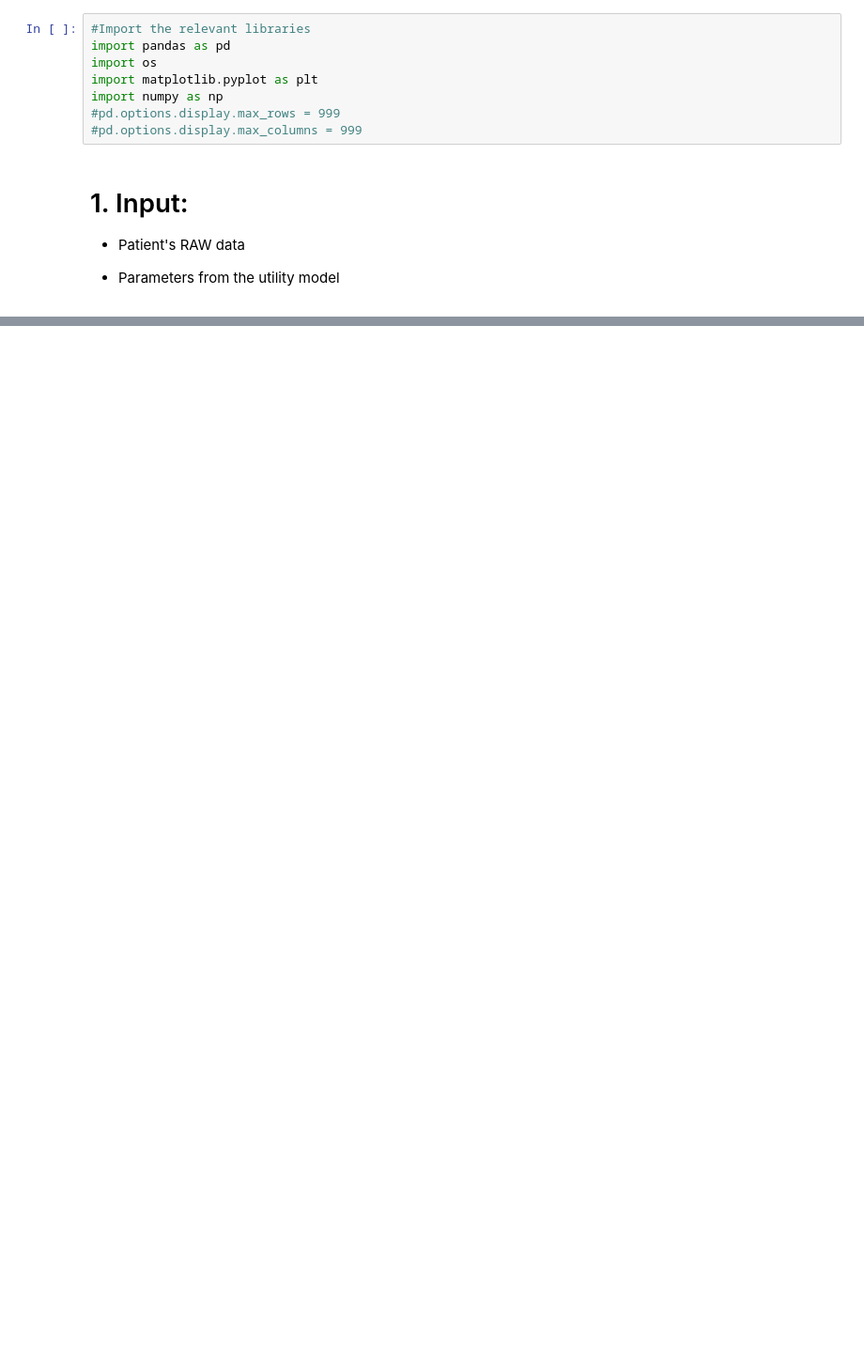
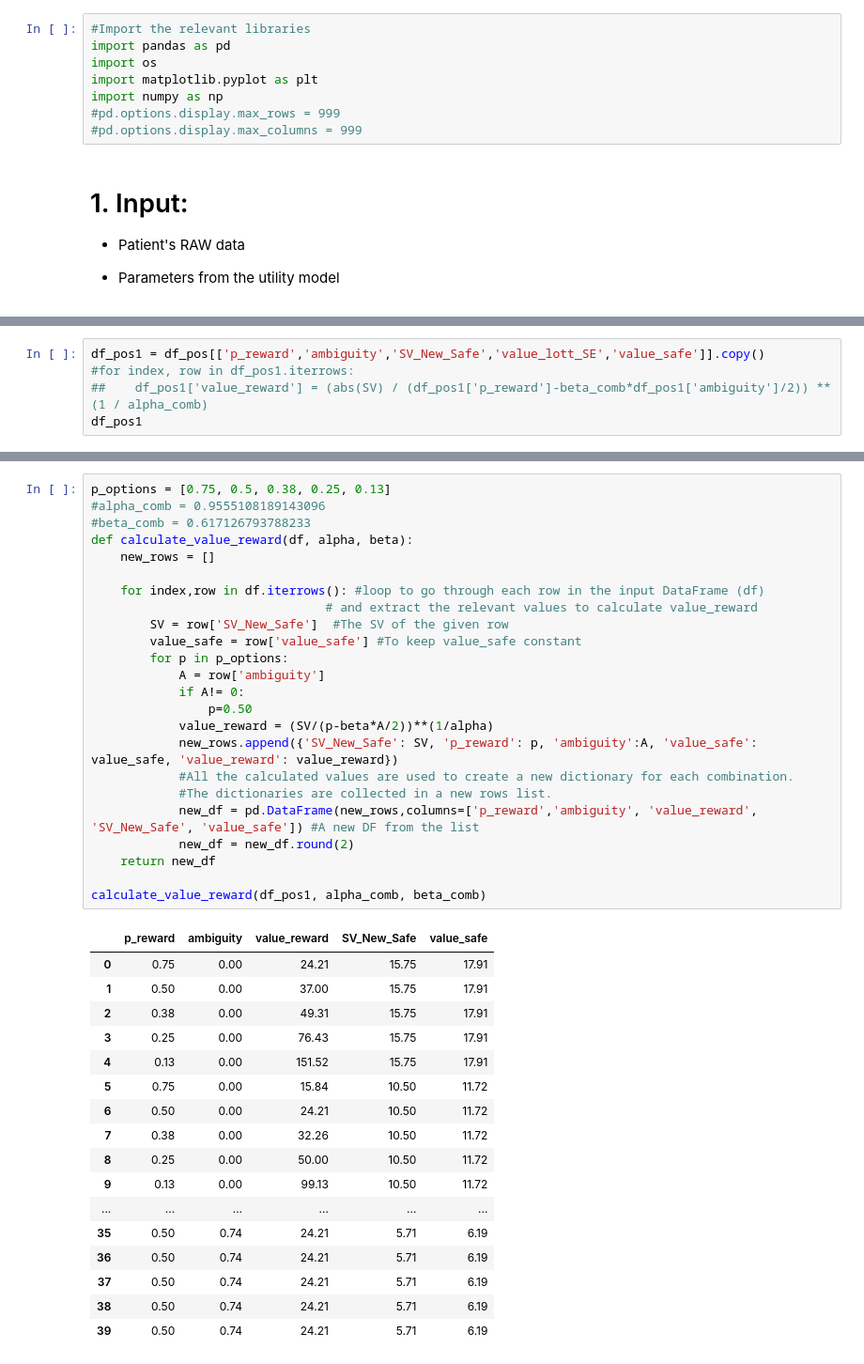
Before and after one commit to CDN-Lab/Intracraneal_electrodes, a Jupyter notebook: uncertaintyencoding.ipynb, the cells around one changed output, grey strips where cells are left out. Shown at 94% size. Saved outputs shown, nothing was run; the diff lists cells and outputs as text; blank space fills up the shorter version.

```diff
--- a/uncertaintyencoding.ipynb
+++ b/uncertaintyencoding.ipynb
@@ -142,0 +230,5 @@ beta_pos: 4.167
+# %%
+df_pos1 = df_pos[['p_reward','ambiguity','SV_New_Safe','value_lott_SE','value_safe']].copy()
+#for index, row in df_pos1.iterrows:
+##    df_pos1['value_reward'] = (abs(SV) / (df_pos1['p_reward']-beta_comb*df_pos1['ambiguity']/2)) ** (1 / alpha_comb)
+df_pos1
@@ -142,0 +245,42 @@ beta_pos: 4.167
+# %%
+p_options = [0.75, 0.5, 0.38, 0.25, 0.13]
+#alpha_comb = 0.9555108189143096
+#beta_comb = 0.617126793788233
+def calculate_value_reward(df, alpha, beta):
+    new_rows = []
+
+    for index,row in df.iterrows(): #loop to go through each row in the input DataFrame (df)
+                                # and extract the relevant values to calculate value_reward
+        SV = row['SV_New_Safe']  #The SV of the given row
+        value_safe = row['value_safe'] #To keep value_safe constant
+        for p in p_options:
+            A = row['ambiguity']
+            if A!= 0:
+                p=0.50
+            value_reward = (SV/(p-beta*A/2))**(1/alpha)
+            new_rows.append({'SV_New_Safe': SV, 'p_reward': p, 'ambiguity':A, 'value_safe': value_safe, 'value_reward': value_reward})
+            #All the calculated values are used to create a new dictionary for each combination.
+            #The dictionaries are collected in a new rows list.
+            new_df = pd.DataFrame(new_rows,columns=['p_reward','ambiguity', 'value_reward', 'SV_New_Safe', 'value_safe']) #A new DF from the list
+            new_df = new_df.round(2)
+    return new_df
+
+calculate_value_reward(df_pos1, alpha_comb, beta_comb)
+# %% [output]
+|  | p_reward | ambiguity | value_reward | SV_New_Safe | value_safe |
+| 0 | 0.75 | 0.00 | 24.21 | 15.75 | 17.91 |
+| 1 | 0.50 | 0.00 | 37.00 | 15.75 | 17.91 |
+| 2 | 0.38 | 0.00 | 49.31 | 15.75 | 17.91 |
+| 3 | 0.25 | 0.00 | 76.43 | 15.75 | 17.91 |
+| 4 | 0.13 | 0.00 | 151.52 | 15.75 | 17.91 |
+| 5 | 0.75 | 0.00 | 15.84 | 10.50 | 11.72 |
+| 6 | 0.50 | 0.00 | 24.21 | 10.50 | 11.72 |
+| 7 | 0.38 | 0.00 | 32.26 | 10.50 | 11.72 |
+| 8 | 0.25 | 0.00 | 50.00 | 10.50 | 11.72 |
+| 9 | 0.13 | 0.00 | 99.13 | 10.50 | 11.72 |
+| ... | ... | ... | ... | ... | ... |
+| 35 | 0.50 | 0.74 | 24.21 | 5.71 | 6.19 |
+| 36 | 0.50 | 0.74 | 24.21 | 5.71 | 6.19 |
+| 37 | 0.50 | 0.74 | 24.21 | 5.71 | 6.19 |
+| 38 | 0.50 | 0.74 | 24.21 | 5.71 | 6.19 |
+| 39 | 0.50 | 0.74 | 24.21 | 5.71 | 6.19 |
```
Also changed, not shown: parts of 24 cells of this notebook.
